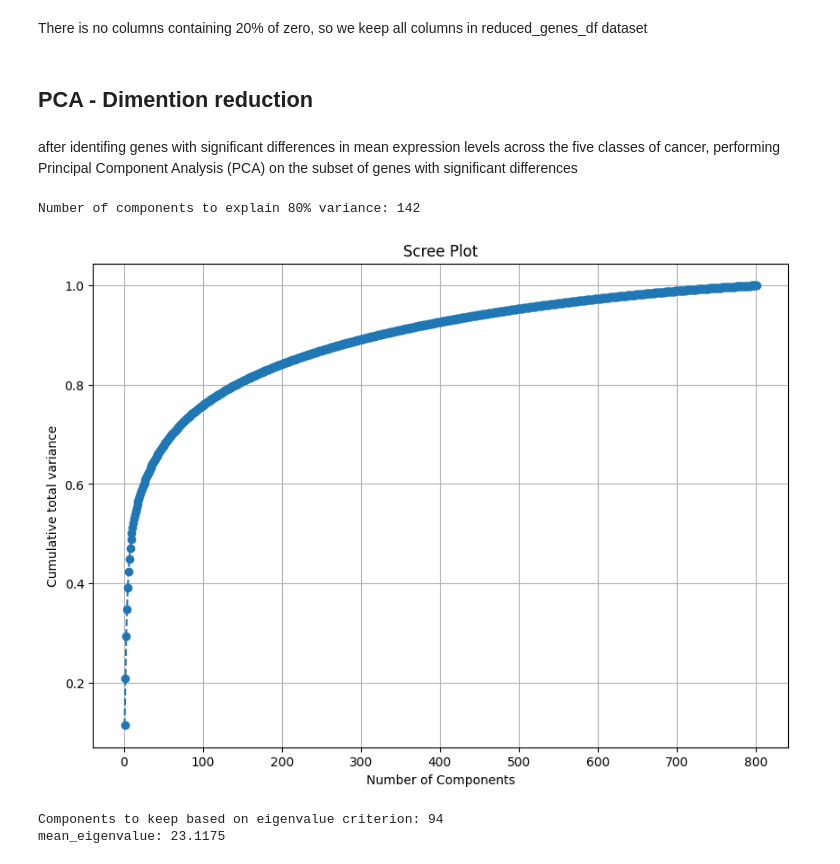
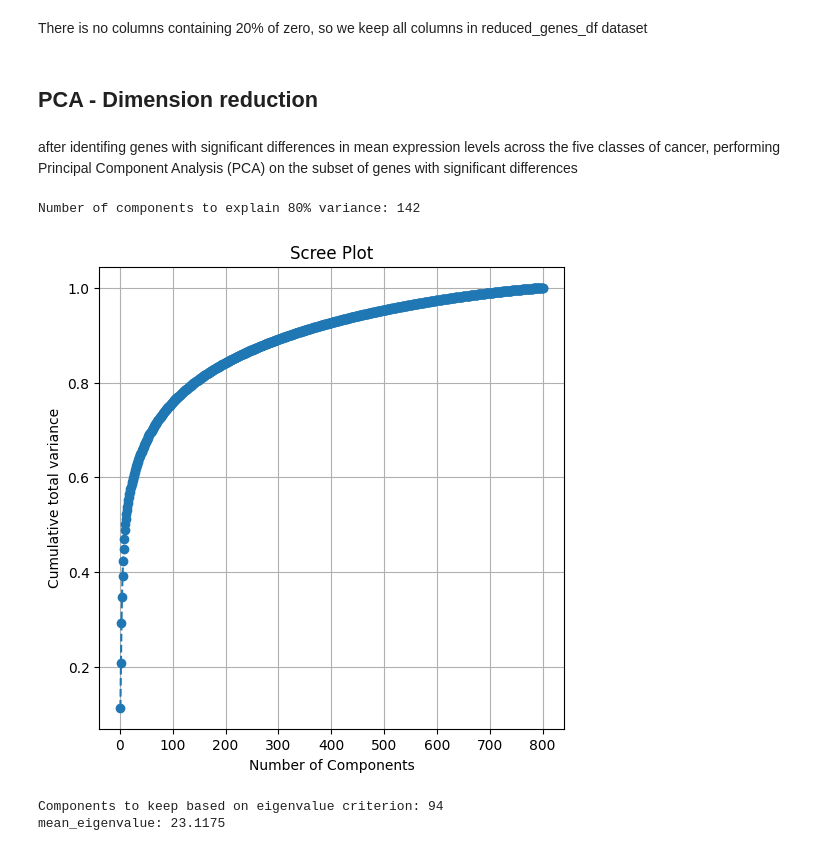
Before and after one commit to EdwinR01/DANA_4840, a Jupyter notebook: final_dana4840.ipynb, the cells around one changed output. Drawn from its saved outputs; the diff is of its cells as text; code cells hidden in the pictures.

```diff
--- a/final_dana4840.ipynb
+++ b/final_dana4840.ipynb
@@ -437,7 +469,7 @@ rows_above_threshold
 # %% [markdown]
 There is no columns containing 20% of zero, so we keep all columns in reduced_genes_df dataset
 # %% [markdown]
-## PCA - Dimention reduction
+## PCA - Dimension reduction
 # %% [markdown]
 after identifing genes with significant differences in mean expression levels across the five classes of cancer, performing Principal Component Analysis (PCA) on the subset of genes with significant differences
 # %%
@@ -452,23 +484,23 @@ X_pca = pca.fit_transform(X_scaled)
 # %%
 #Total variation
 # Cumulative variance ratio
 cumulative_variance_ratio = np.cumsum(pca.explained_variance_ratio_)
 
 # Determine the number of components to explain desired variance, e.g., 80%
 variance_threshold = 0.8
 components_needed = np.argmax(cumulative_variance_ratio >= variance_threshold) + 1
 print("Number of components to explain 80% variance:", components_needed)
-plt.figure(figsize=(10, 7))
+plt.figure(figsize=(6, 6))
 plt.plot(range(1, len(cumulative_variance_ratio) + 1), cumulative_variance_ratio, marker='o', linestyle='--')
 plt.title('Scree Plot')
 plt.xlabel('Number of Components')
 plt.ylabel('Cumulative total variance')
 #plt.axhline(y=1, color='r', linestyle='-')
 plt.grid(True)
 plt.show()
 # %% [output]
 Number of components to explain 80% variance: 142
-[figure, old version]
+[figure, new version]
 # %%
 #### Kaise Criterion
 # Eigenvalues >mean
```
Also changed, not shown: parts of 40 cells of this notebook.
